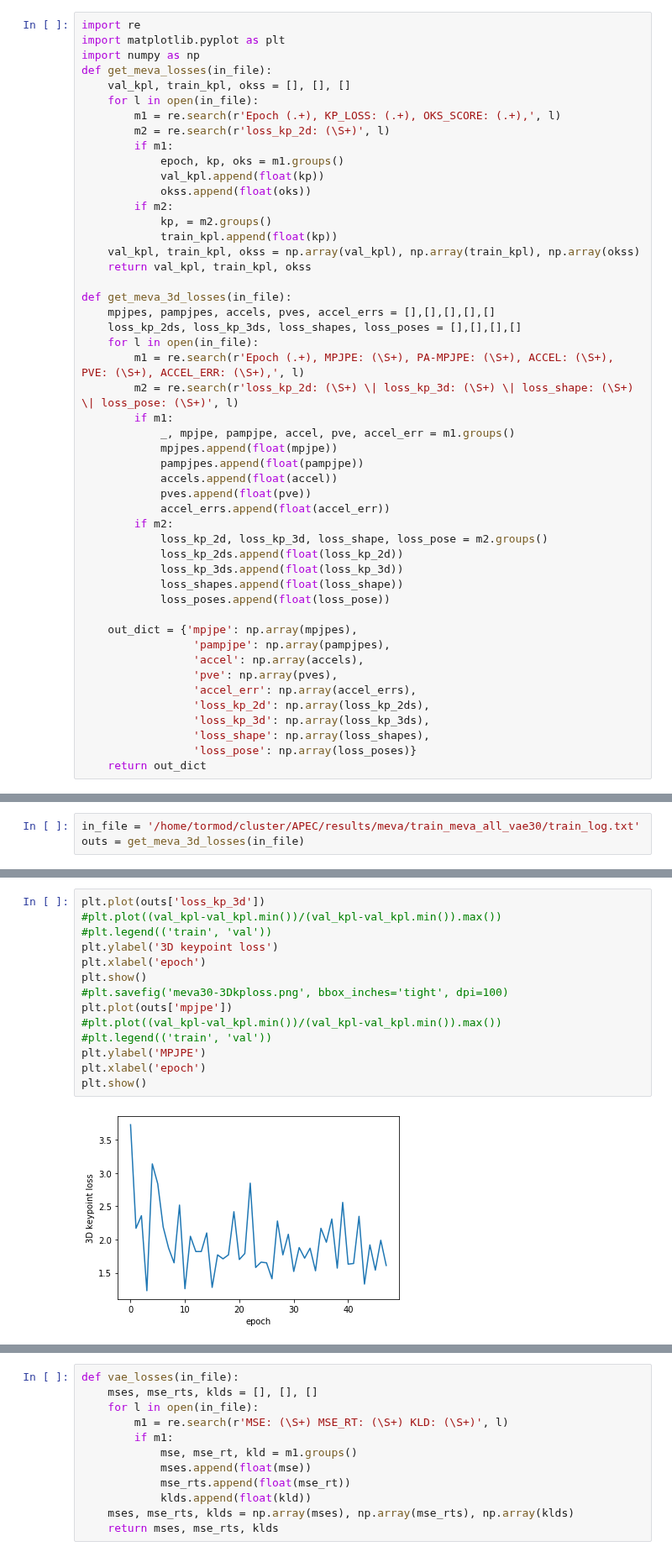
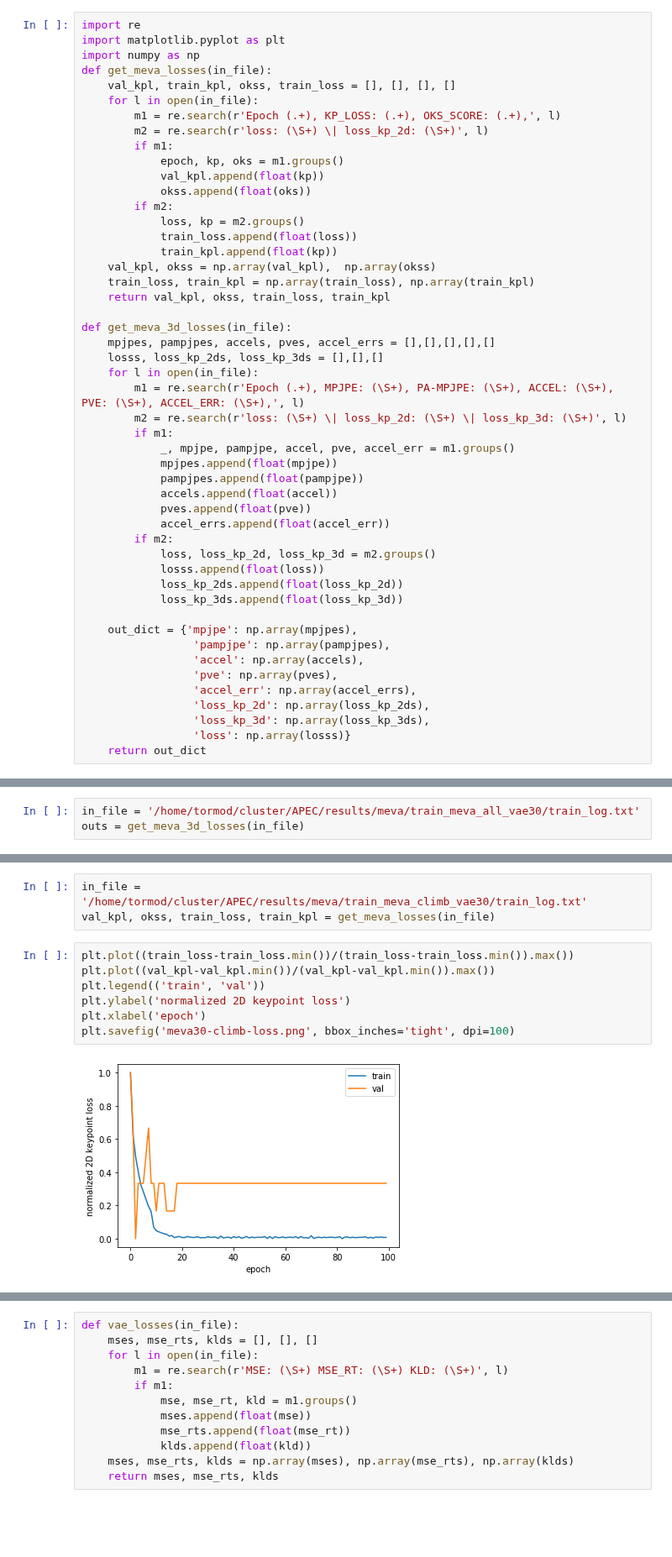
Before and after one commit to 2food/APEC, a Jupyter notebook: meva.ipynb, the cells around one changed output, grey strips where cells are left out. Shown at 84% size. Drawn from its saved outputs; the diff is of its cells as text; blank space fills up the shorter version.

```diff
--- a/meva.ipynb
+++ b/meva.ipynb
@@ -437,26 +555,28 @@ import re
 import matplotlib.pyplot as plt
 import numpy as np
 def get_meva_losses(in_file):
-    val_kpl, train_kpl, okss = [], [], []
+    val_kpl, train_kpl, okss, train_loss = [], [], [], []
     for l in open(in_file):
         m1 = re.search(r'Epoch (.+), KP_LOSS: (.+), OKS_SCORE: (.+),', l)
-        m2 = re.search(r'loss_kp_2d: (\S+)', l)
+        m2 = re.search(r'loss: (\S+) \| loss_kp_2d: (\S+)', l)
         if m1:
             epoch, kp, oks = m1.groups()
             val_kpl.append(float(kp))
             okss.append(float(oks))
         if m2:
-            kp, = m2.groups()
+            loss, kp = m2.groups()
+            train_loss.append(float(loss))
             train_kpl.append(float(kp))
-    val_kpl, train_kpl, okss = np.array(val_kpl), np.array(train_kpl), np.array(okss)
-    return val_kpl, train_kpl, okss
+    val_kpl, okss = np.array(val_kpl),  np.array(okss)
+    train_loss, train_kpl = np.array(train_loss), np.array(train_kpl)
+    return val_kpl, okss, train_loss, train_kpl
 
 def get_meva_3d_losses(in_file):
     mpjpes, pampjpes, accels, pves, accel_errs = [],[],[],[],[]
-    loss_kp_2ds, loss_kp_3ds, loss_shapes, loss_poses = [],[],[],[]
+    losss, loss_kp_2ds, loss_kp_3ds = [],[],[]
     for l in open(in_file):
         m1 = re.search(r'Epoch (.+), MPJPE: (\S+), PA-MPJPE: (\S+), ACCEL: (\S+), PVE: (\S+), ACCEL_ERR: (\S+),', l)
-        m2 = re.search(r'loss_kp_2d: (\S+) \| loss_kp_3d: (\S+) \| loss_shape: (\S+) \| loss_pose: (\S+)', l)
+        m2 = re.search(r'loss: (\S+) \| loss_kp_2d: (\S+) \| loss_kp_3d: (\S+)', l)
         if m1:
             _, mpjpe, pampjpe, accel, pve, accel_err = m1.groups()
             mpjpes.append(float(mpjpe))
@@ -465,11 +585,10 @@ def get_meva_3d_losses(in_file):
             pves.append(float(pve))
             accel_errs.append(float(accel_err))
         if m2:
-            loss_kp_2d, loss_kp_3d, loss_shape, loss_pose = m2.groups()
+            loss, loss_kp_2d, loss_kp_3d = m2.groups()
+            losss.append(float(loss))
             loss_kp_2ds.append(float(loss_kp_2d))
             loss_kp_3ds.append(float(loss_kp_3d))
-            loss_shapes.append(float(loss_shape))
-            loss_poses.append(float(loss_pose))
 
     out_dict = {'mpjpe': np.array(mpjpes),
                  'pampjpe': np.array(pampjpes),
@@ -478,8 +597,7 @@ def get_meva_3d_losses(in_file):
                  'accel_err': np.array(accel_errs),
                  'loss_kp_2d': np.array(loss_kp_2ds),
                  'loss_kp_3d': np.array(loss_kp_3ds),
-                 'loss_shape': np.array(loss_shapes),
-                 'loss_pose': np.array(loss_poses)}
+                 'loss': np.array(losss)}
     return out_dict
 # %%
 in_file = '/home/tormod/cluster/APEC/results/meva/train_meva_climb/train_log.txt'
@@ -499,16 +627,12 @@ outs = get_meva_3d_losses(in_file)
+# %%
+in_file = '/home/tormod/cluster/APEC/results/meva/train_meva_climb_vae30/train_log.txt'
+val_kpl, okss, train_loss, train_kpl = get_meva_losses(in_file)
 # %%
-plt.plot(outs['loss_kp_3d'])
-#plt.plot((val_kpl-val_kpl.min())/(val_kpl-val_kpl.min()).max())
-#plt.legend(('train', 'val'))
-plt.ylabel('3D keypoint loss')
+plt.plot((train_loss-train_loss.min())/(train_loss-train_loss.min()).max())
+plt.plot((val_kpl-val_kpl.min())/(val_kpl-val_kpl.min()).max())
+plt.legend(('train', 'val'))
+plt.ylabel('normalized 2D keypoint loss')
 plt.xlabel('epoch')
-plt.show()
-#plt.savefig('meva30-3Dkploss.png', bbox_inches='tight', dpi=100)
-plt.plot(outs['mpjpe'])
-#plt.plot((val_kpl-val_kpl.min())/(val_kpl-val_kpl.min()).max())
-#plt.legend(('train', 'val'))
-plt.ylabel('MPJPE')
-plt.xlabel('epoch')
-plt.show()
+plt.savefig('meva30-climb-loss.png', bbox_inches='tight', dpi=100)
 # %% [output]
-[figure, old version]
+[figure, new version]
```
Also changed, not shown: parts of 36 cells of this notebook, 4 other files.
